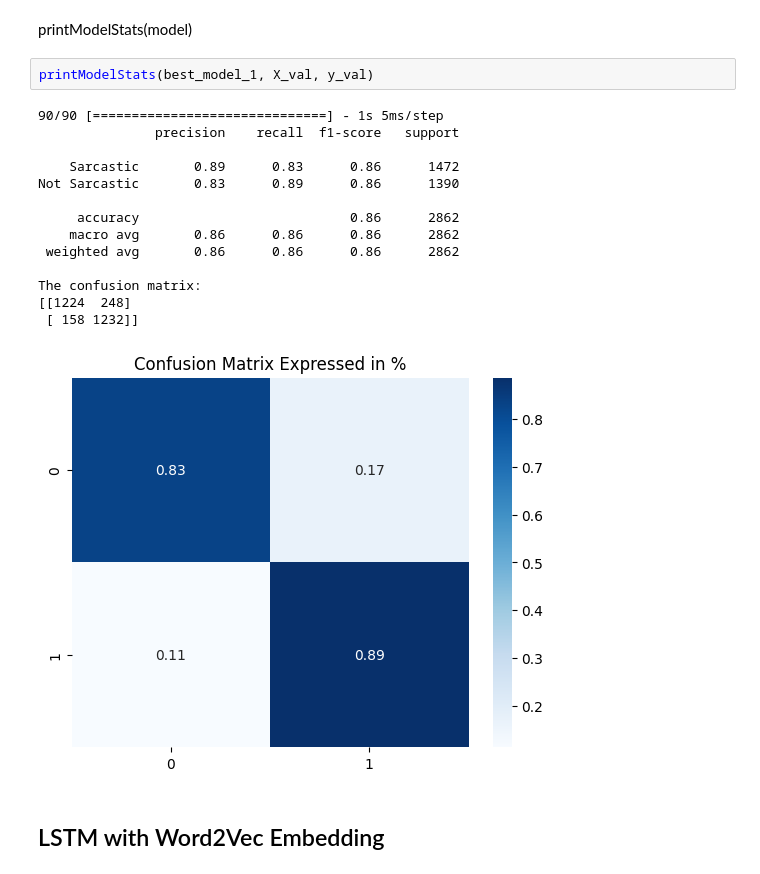
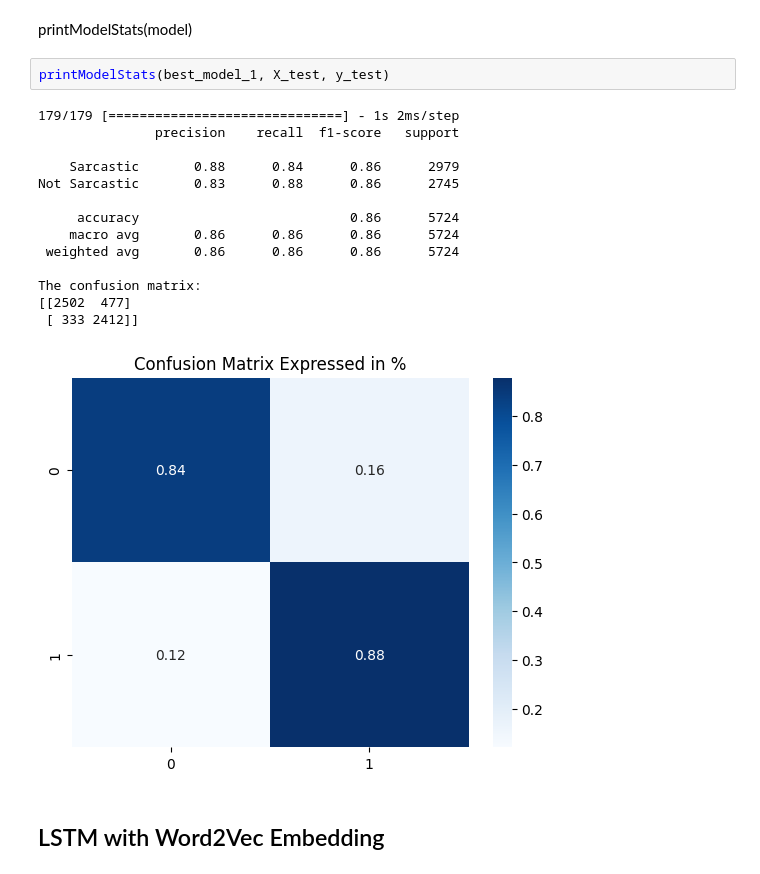
Before and after one commit to bodinestubbe/ML_2024, a Jupyter notebook: LSTM_original.ipynb, the cells around one changed output. Cells and saved outputs as stored; diff of their text form.

```diff
--- a/LSTM_original.ipynb
+++ b/LSTM_original.ipynb
@@ -292,22 +295,22 @@ plotCurves(history, "Best 1 layer LSTM with own embedding")
 # %% [markdown]
 printModelStats(model)
 # %%
-printModelStats(best_model_1, X_val, y_val)
+printModelStats(best_model_1, X_test, y_test)
 # %% [output]
-90/90 [==============================] - 1s 5ms/step
+179/179 [==============================] - 1s 2ms/step
                precision    recall  f1-score   support
 
-    Sarcastic       0.89      0.83      0.86      1472
-Not Sarcastic       0.83      0.89      0.86      1390
+    Sarcastic       0.88      0.84      0.86      2979
+Not Sarcastic       0.83      0.88      0.86      2745
 
-     accuracy                           0.86      2862
-    macro avg       0.86      0.86      0.86      2862
- weighted avg       0.86      0.86      0.86      2862
+     accuracy                           0.86      5724
+    macro avg       0.86      0.86      0.86      5724
+ weighted avg       0.86      0.86      0.86      5724
 
 The confusion matrix:
-[[1224  248]
- [ 158 1232]]
+[[2502  477]
+ [ 333 2412]]
-[figure, old version]
+[figure, new version]
 # %% [markdown]
 ## LSTM with Word2Vec Embedding
 # %%
```
Also changed, not shown: parts of 15 cells of this notebook.
